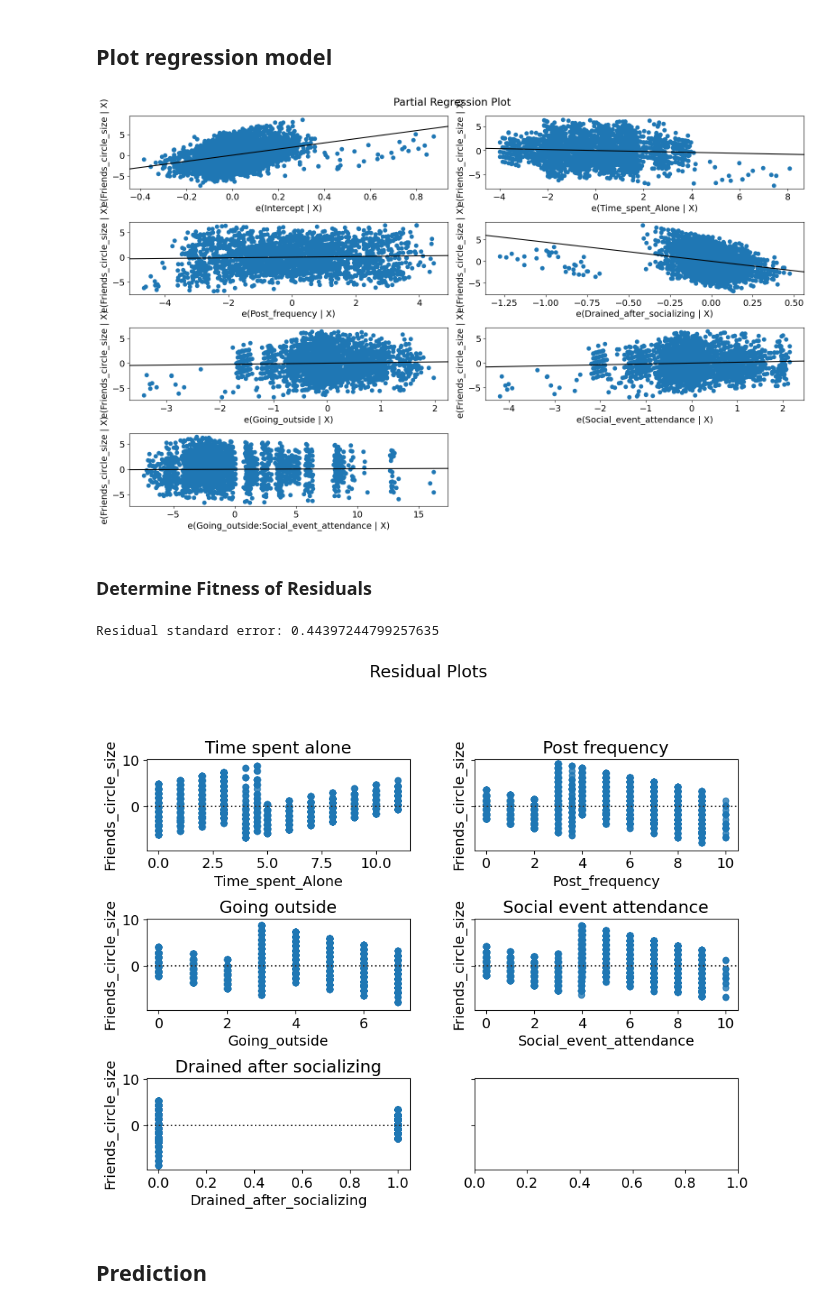
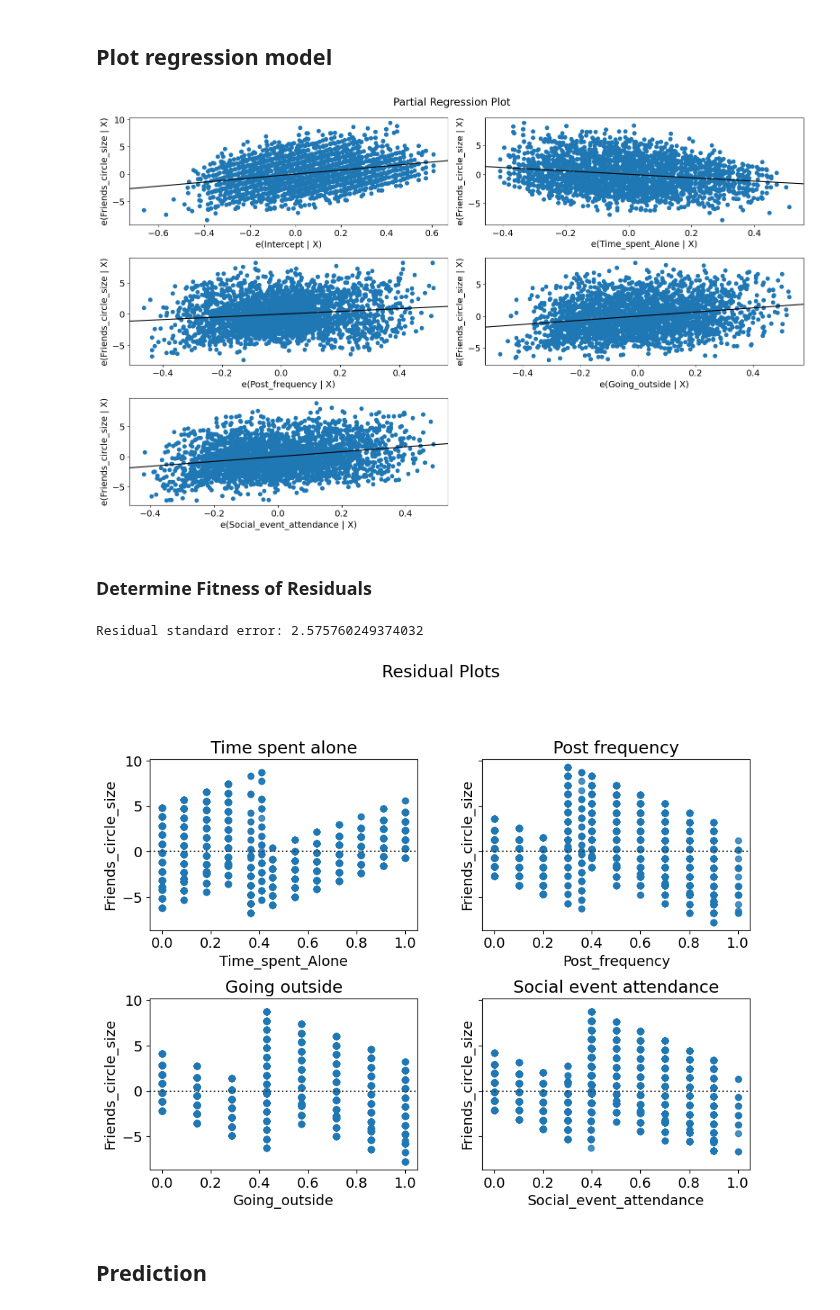
Before and after one commit to Prokope45/NeuralNetworkProject, a Jupyter notebook: LinearRegressionAnalysis.ipynb, the cells around one changed output. Saved outputs shown, nothing was run; the diff lists cells and outputs as text; code cells hidden in the pictures.

```diff
--- a/LinearRegressionAnalysis.ipynb
+++ b/LinearRegressionAnalysis.ipynb
@@ -58,7 +66,7 @@ import pandas as pd
 
 X = ra_df[["Time_spent_Alone", "Post_frequency", "Going_outside", "Social_event_attendance"]].copy()
 X["Going_outside:Social_event_attendance"] = ra_df["Going_outside"] * ra_df["Social_event_attendance"]
-y = np.log(ra_df[["Friends_circle_size"]].copy() + 1)
+y = ra_df[["Friends_circle_size"]].copy()
 
 # Append column of 1s
 X["Intercept"] = 1
@@ -103,10 +111,20 @@ R-Squared: 0.596632269105434
 # %%
 from statsmodels.formula.api import ols
 
-# Check results using statsmodels
+standard_scaler = lambda x: x / max(x)
+transformed_df = ra_df
+
+for column in [
+    "Time_spent_Alone",
+    "Post_frequency",
+    "Going_outside",
+    "Social_event_attendance"
+]:
+    transformed_df[column] = standard_scaler(transformed_df[column])
+
 model = ols(
-    formula='Friends_circle_size ~ Time_spent_Alone + Post_frequency + Drained_after_socializing + Going_outside*Social_event_attendance',
-    data=ra_df
+    formula='Friends_circle_size ~ Time_spent_Alone + Post_frequency + Going_outside + Social_event_attendance',
+    data=transformed_df
 ).fit()
 
 model.summary()
@@ -147,56 +196,51 @@ plt.rc("font", size=14)
 fig = sm.graphics.plot_partregress_grid(model)
 fig.tight_layout(pad=1.0)
 # %% [output]
-[figure, old version]
+[figure, new version]
 # %% [markdown]
 ### Determine Fitness of Residuals
 # %%
 import numpy as np
 import seaborn as sns
 
-fig, axes = plt.subplots(3, 2, figsize=(10, 8), sharey=True)
+fig, axes = plt.subplots(2, 2, figsize=(10, 8), sharey=True)
 fig.suptitle("Residual Plots")
 fig.tight_layout(pad=3.0)
 
 plots_info = [
     {
         "name": "Time_spent_Alone",
         "title": "Time spent alone",
         "axes": (0, 0)
     },
     {
         "name": "Post_frequency",
         "title": "Post frequency",
         "axes": (0, 1)
     },
     {
         "name": "Going_outside",
         "title": "Going outside",
         "axes": (1, 0)
     },
     {
         "name": "Social_event_attendance",
         "title": "Social event attendance",
         "axes": (1, 1)
-    },
-    {
-        "name": "Drained_after_socializing",
-        "title": "Drained after socializing",
-        "axes": (2, 0)
-    },
+    }
 ]
 
 print("Residual standard error: {}".format(np.std(residuals).iloc[0]))
 
 for plot in plots_info:
     y_axis = plot["axes"][0]
     x_axis = plot["axes"][1]
     position = axes[y_axis, x_axis]
-    sns.residplot(ra_df, x=plot["name"], y="Friends_circle_size", ax=position)
+    sns.residplot(transformed_df, x=plot["name"], y="Friends_circle_size", ax=position)
     position.set_title(plot["title"])
 # %% [output]
-Residual standard error: 0.44397244799257635
+Residual standard error: 2.575760249374032
-[figure, old version]
+[figure, new version]
 # %% [markdown]
 ## Prediction
 # %%
```
Also changed, not shown: parts of 9 cells of this notebook, 1 other file.
